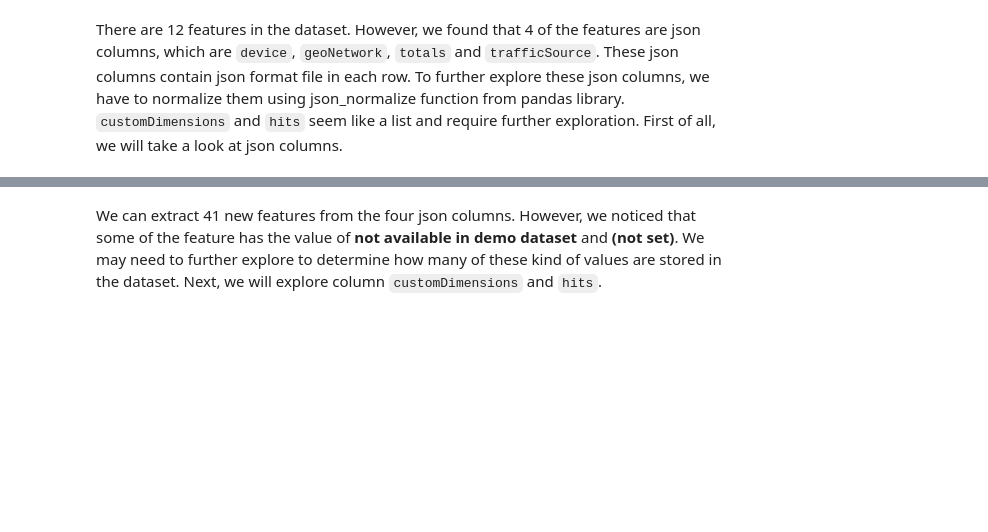
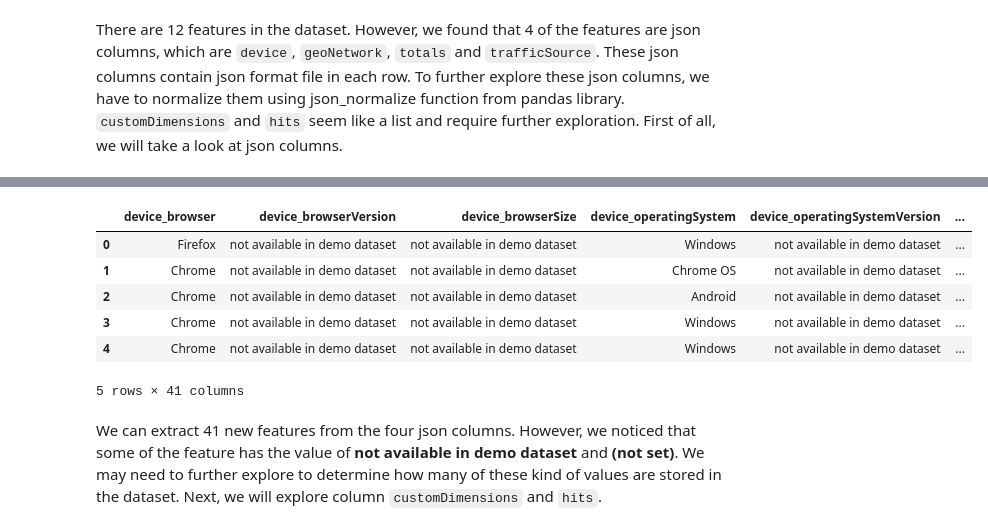
Before and after one commit to irenetoo/-Google-Analytics-Customer-Revenue-Prediction, a Jupyter notebook: Google_Analytics_Customer_Revenue_Prediction_20200518.ipynb, the cells around one changed output, grey strips where cells are left out. Cells and saved outputs as stored; diff of their text form; code cells hidden in the pictures; blank space fills up the shorter version.

```diff
--- a/Google_Analytics_Customer_Revenue_Prediction_20200518.ipynb
+++ b/Google_Analytics_Customer_Revenue_Prediction_20200518.ipynb
@@ -70,6 +70,24 @@ df_partial.head()
 | 2 | Direct | [{'index': '4', 'value': 'North A... | 20171016 | {"browser": "Chrome", "browserVer... | 7992466427990357681 | {"continent": "Americas", "subCon... | [{'hitNumber': '1', 'time': '0', ... | ... |
 | 3 | Organic Search | [{'index': '4', 'value': 'EMEA'}] | 20171016 | {"browser": "Chrome", "browserVer... | 9075655783635761930 | {"continent": "Asia", "subContine... | [{'hitNumber': '1', 'time': '0', ... | ... |
 | 4 | Organic Search | [{'index': '4', 'value': 'Central... | 20171016 | {"browser": "Chrome", "browserVer... | 6960673291025684308 | {"continent": "Americas", "subCon... | [{'hitNumber': '1', 'time': '0', ... | ... |
+# %%
+json_columns = ["device", "geoNetwork", "totals", "trafficSource"]
+column_names = []
+for json_column in json_columns:
+    df_partial[json_column] = df_partial[json_column].apply(json.loads)
+    df_temp = pd.json_normalize(df_partial[json_column])
+    df_temp.columns = [f"{json_column}_{subcolumn}" for subcolumn in df_temp.columns]
+    column_names.extend(df_temp.columns)
+    df_partial = df_partial.drop(json_column, axis = 1).merge(df_temp, left_index = True, right_index = True)
+df_partial[column_names].head()
+# %% [output]
+|  | device_browser | device_browserVersion | device_browserSize | device_operatingSystem | device_operatingSystemVersion | ... |
+| 0 | Firefox | not available in demo dataset | not available in demo dataset | Windows | not available in demo dataset | ... |
+| 1 | Chrome | not available in demo dataset | not available in demo dataset | Chrome OS | not available in demo dataset | ... |
+| 2 | Chrome | not available in demo dataset | not available in demo dataset | Android | not available in demo dataset | ... |
+| 3 | Chrome | not available in demo dataset | not available in demo dataset | Windows | not available in demo dataset | ... |
+| 4 | Chrome | not available in demo dataset | not available in demo dataset | Windows | not available in demo dataset | ... |
+5 rows × 41 columns
 # %% [markdown]
 We can extract 41 new features from the four json columns. However, we noticed that some of the feature has the value of **not available in demo dataset** and **(not set)**. We may need to further explore to determine how many of these kind of values are stored in the dataset. Next, we will explore column `customDimensions` and `hits`.
 # %%
```
Also changed, not shown: parts of 2 cells of this notebook.
